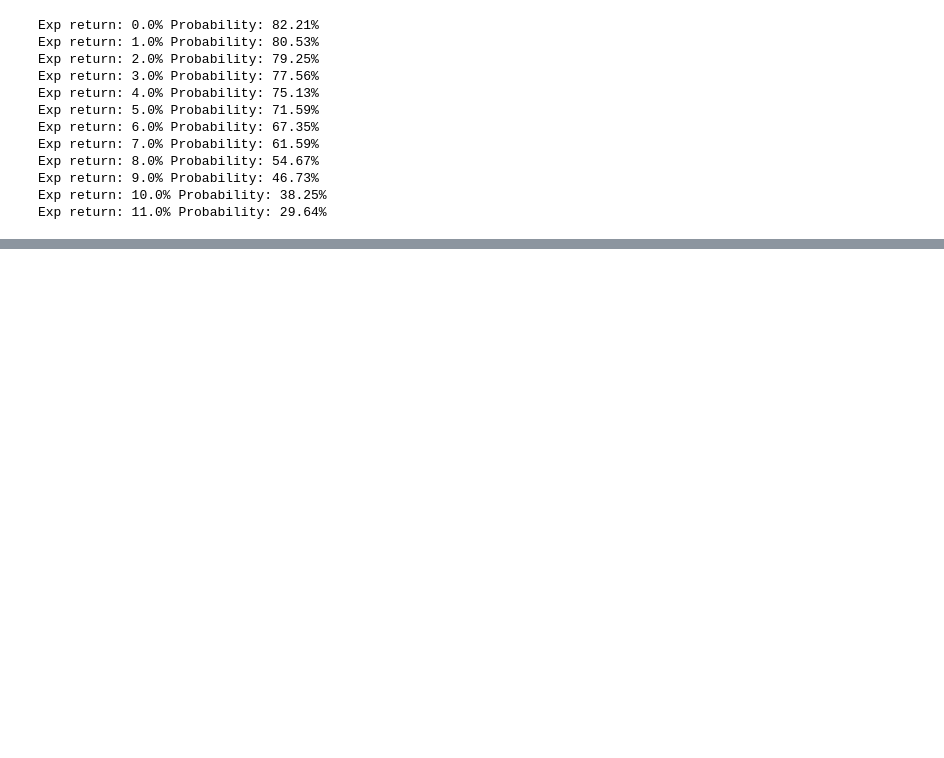
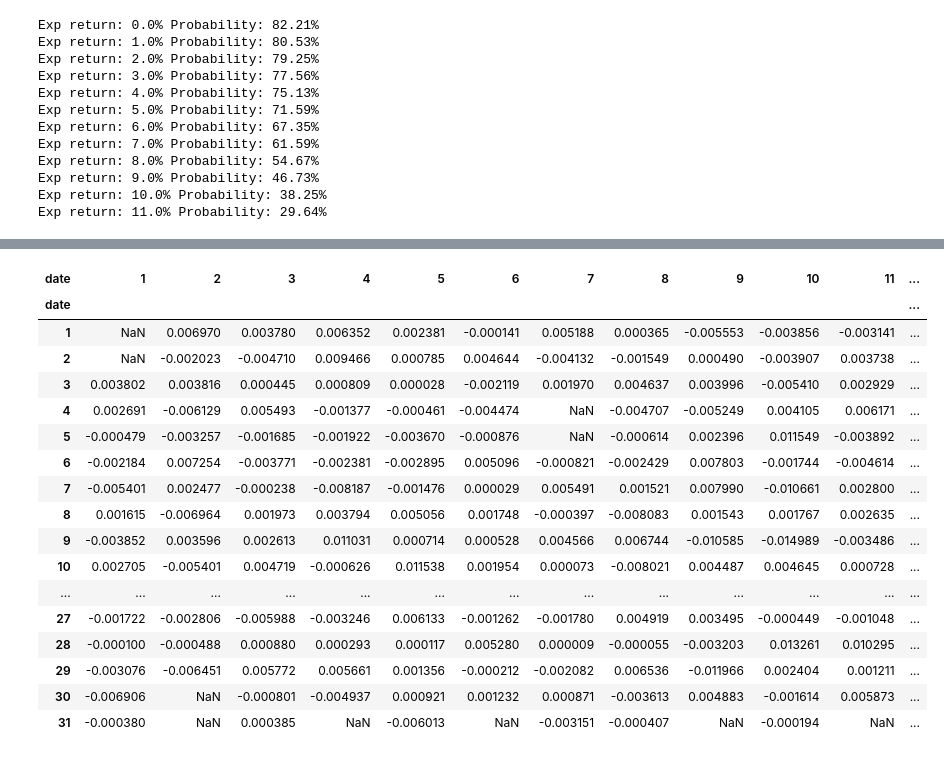
Before and after one commit to aandres99/SP500-Studies, a Jupyter notebook: SP500_When.ipynb, the cells around one changed output, grey strips where cells are left out. Drawn from its saved outputs; the diff is of its cells as text; code cells hidden in the pictures; blank space fills up the shorter version.

```diff
--- a/SP500_When.ipynb
+++ b/SP500_When.ipynb
@@ -133,0 +156,22 @@ Exp return: 11.0% Probability: 29.64%
+# %%
+pivoted_d = df.pivot_table('return', index=df.index.day, columns=df.index.month)
+pivoted_d
+# %% [output]
+| date | 1 | 2 | 3 | 4 | 5 | 6 | 7 | 8 | 9 | 10 | 11 | ... |
+| date |  |  |  |  |  |  |  |  |  |  |  | ... |
+| 1 | NaN | 0.006970 | 0.003780 | 0.006352 | 0.002381 | -0.000141 | 0.005188 | 0.000365 | -0.005553 | -0.003856 | -0.003141 | ... |
+| 2 | NaN | -0.002023 | -0.004710 | 0.009466 | 0.000785 | 0.004644 | -0.004132 | -0.001549 | 0.000490 | -0.003907 | 0.003738 | ... |
+| 3 | 0.003802 | 0.003816 | 0.000445 | 0.000809 | 0.000028 | -0.002119 | 0.001970 | 0.004637 | 0.003996 | -0.005410 | 0.002929 | ... |
+| 4 | 0.002691 | -0.006129 | 0.005493 | -0.001377 | -0.000461 | -0.004474 | NaN | -0.004707 | -0.005249 | 0.004105 | 0.006171 | ... |
+| 5 | -0.000479 | -0.003257 | -0.001685 | -0.001922 | -0.003670 | -0.000876 | NaN | -0.000614 | 0.002396 | 0.011549 | -0.003892 | ... |
+| 6 | -0.002184 | 0.007254 | -0.003771 | -0.002381 | -0.002895 | 0.005096 | -0.000821 | -0.002429 | 0.007803 | -0.001744 | -0.004614 | ... |
+| 7 | -0.005401 | 0.002477 | -0.000238 | -0.008187 | -0.001476 | 0.000029 | 0.005491 | 0.001521 | 0.007990 | -0.010661 | 0.002800 | ... |
+| 8 | 0.001615 | -0.006964 | 0.001973 | 0.003794 | 0.005056 | 0.001748 | -0.000397 | -0.008083 | 0.001543 | 0.001767 | 0.002635 | ... |
+| 9 | -0.003852 | 0.003596 | 0.002613 | 0.011031 | 0.000714 | 0.000528 | 0.004566 | 0.006744 | -0.010585 | -0.014989 | -0.003486 | ... |
+| 10 | 0.002705 | -0.005401 | 0.004719 | -0.000626 | 0.011538 | 0.001954 | 0.000073 | -0.008021 | 0.004487 | 0.004645 | 0.000728 | ... |
+| ... | ... | ... | ... | ... | ... | ... | ... | ... | ... | ... | ... | ... |
+| 27 | -0.001722 | -0.002806 | -0.005988 | -0.003246 | 0.006133 | -0.001262 | -0.001780 | 0.004919 | 0.003495 | -0.000449 | -0.001048 | ... |
+| 28 | -0.000100 | -0.000488 | 0.000880 | 0.000293 | 0.000117 | 0.005280 | 0.000009 | -0.000055 | -0.003203 | 0.013261 | 0.010295 | ... |
+| 29 | -0.003076 | -0.006451 | 0.005772 | 0.005661 | 0.001356 | -0.000212 | -0.002082 | 0.006536 | -0.011966 | 0.002404 | 0.001211 | ... |
+| 30 | -0.006906 | NaN | -0.000801 | -0.004937 | 0.000921 | 0.001232 | 0.000871 | -0.003613 | 0.004883 | -0.001614 | 0.005873 | ... |
+| 31 | -0.000380 | NaN | 0.000385 | NaN | -0.006013 | NaN | -0.003151 | -0.000407 | NaN | -0.000194 | NaN | ... |
```
Also changed, not shown: parts of 5 cells of this notebook.
